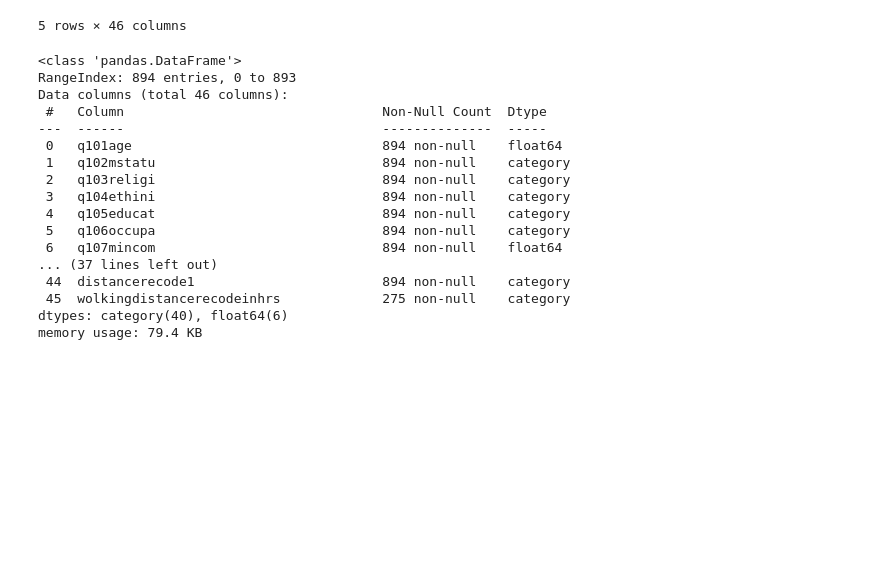
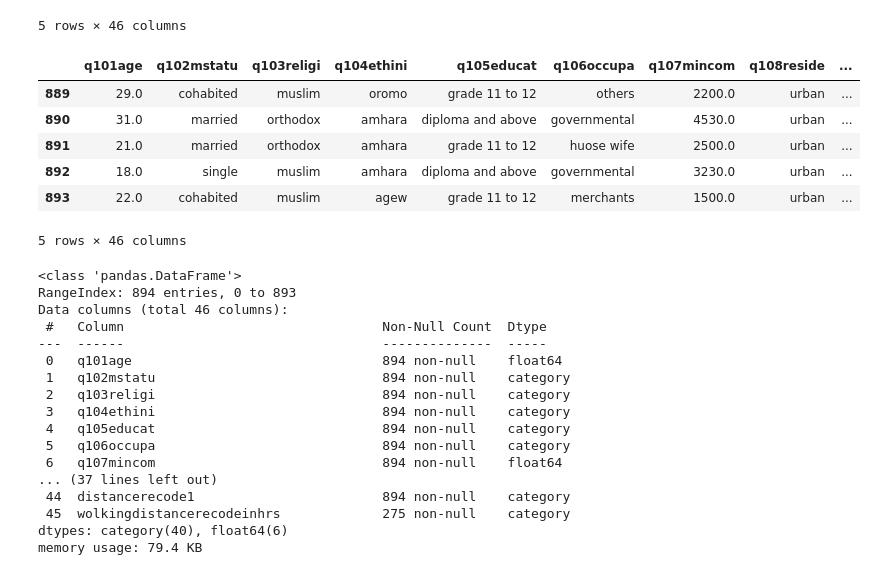
Before and after one commit to tsegayeworkneh21-hue/The-new, a Jupyter notebook: secondaphi.ipynb, the cells around one changed output. Drawn from its saved outputs; the diff is of its cells as text; code cells hidden in the pictures; blank space fills up the shorter version.

```diff
--- a/secondaphi.ipynb
+++ b/secondaphi.ipynb
@@ -26,6 +37,16 @@ data.head()
 | 3 | 26.0 | married | orthodox | amhara | grade 1 to 4 | huose wife | 900.0 | urban | ... |
 | 4 | 22.0 | married | muslim | amhara | grade 11 to 12 | students | 1536.0 | rural | ... |
 5 rows × 46 columns
+# %%
+data.tail()
+# %% [output]
+|  | q101age | q102mstatu | q103religi | q104ethini | q105educat | q106occupa | q107mincom | q108reside | ... |
+| 889 | 29.0 | cohabited | muslim | oromo | grade 11 to 12 | others | 2200.0 | urban | ... |
+| 890 | 31.0 | married | orthodox | amhara | diploma and above | governmental | 4530.0 | urban | ... |
+| 891 | 21.0 | married | orthodox | amhara | grade 11 to 12 | huose wife | 2500.0 | urban | ... |
+| 892 | 18.0 | single | muslim | amhara | diploma and above | governmental | 3230.0 | urban | ... |
+| 893 | 22.0 | cohabited | muslim | agew | grade 11 to 12 | merchants | 1500.0 | urban | ... |
+5 rows × 46 columns
 # %%
 data.info()
 # %% [output]
```
Also changed, not shown: parts of 6 cells of this notebook, 1 other file.
